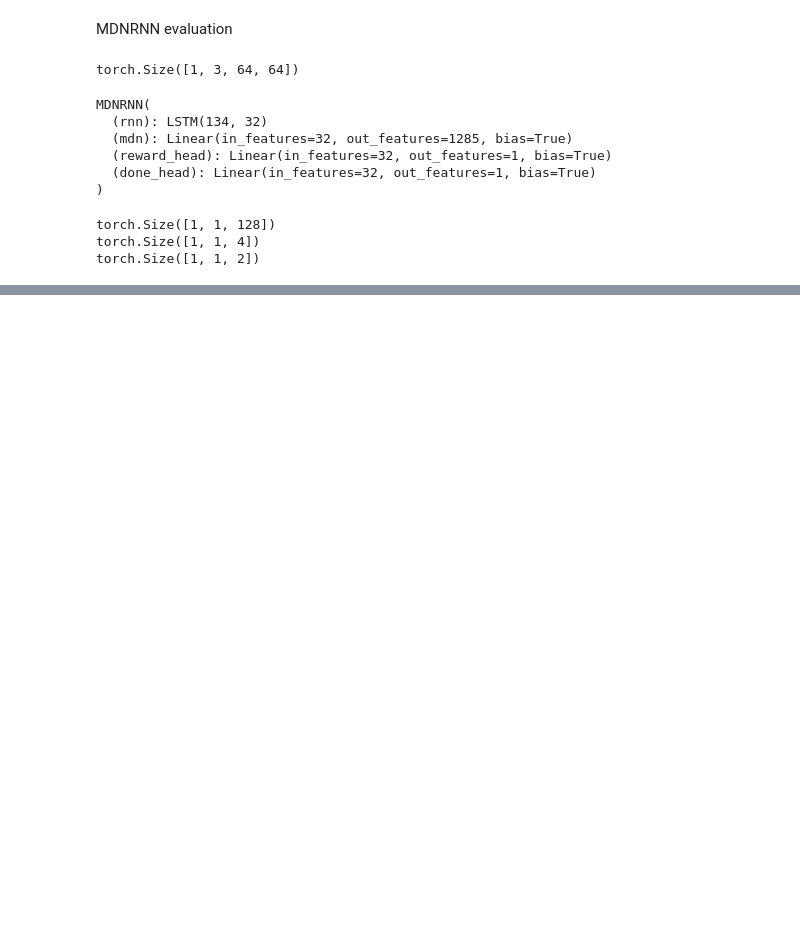
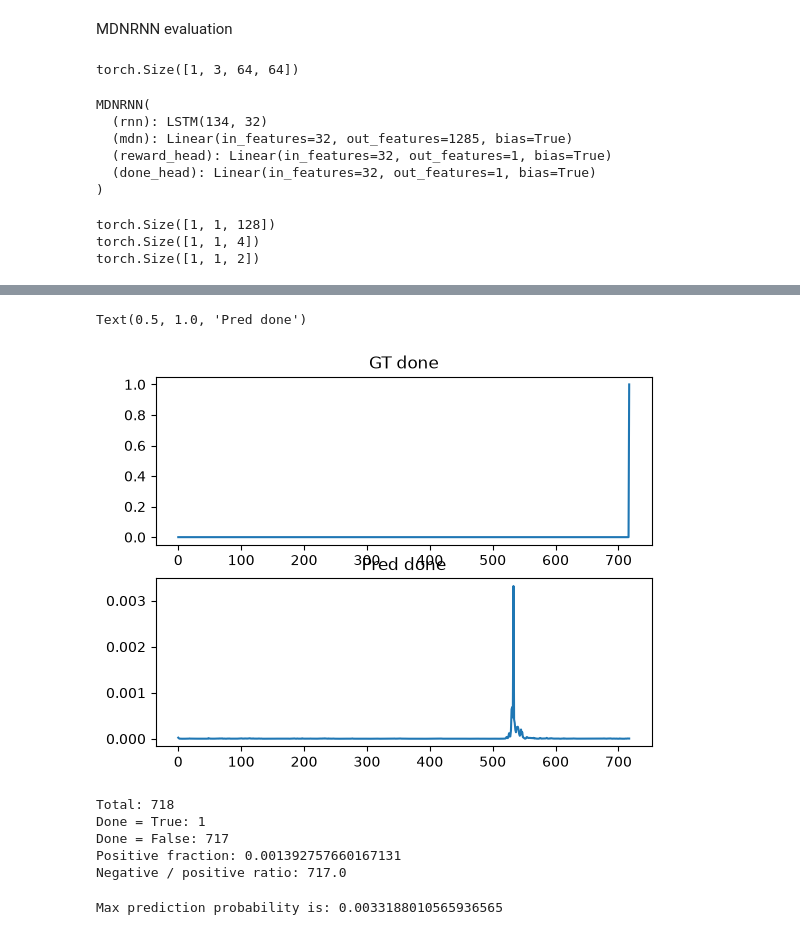
Before and after one commit to NeoDrags/vizdoom-world-model, a Jupyter notebook: tests.ipynb, the cells around one changed output, grey strips where cells are left out. Drawn from its saved outputs; the diff is of its cells as text; code cells hidden in the pictures; blank space fills up the shorter version.

```diff
--- a/tests.ipynb
+++ b/tests.ipynb
@@ -157,0 +315,32 @@ plt.show()
+# %%
+fig, ax = plt.subplots(2)
+
+ax[0].plot(done_list[0])
+ax[0].set_title("GT done")
+
+ax[1].plot(d_rollout)
+ax[1].set_title("Pred done")
+# %% [output]
+Text(0.5, 1.0, 'Pred done')
+[figure, added]
+# %%
+done = done_list[0]
+
+n_pos = sum(done)
+n_neg = len(done) - n_pos
+
+print("Total:", len(done))
+print("Done = True:", n_pos)
+print("Done = False:", n_neg)
+print("Positive fraction:", n_pos / len(done))
+print("Negative / positive ratio:", n_neg / n_pos)
+# %% [output]
+Total: 718
+Done = True: 1
+Done = False: 717
+Positive fraction: 0.001392757660167131
+Negative / positive ratio: 717.0
+# %%
+print("Max prediction probability is:", max(d_rollout))
+# %% [output]
+Max prediction probability is: 0.0033188010565936565
```
Also changed, not shown: parts of 14 cells of this notebook, 6 other files.
